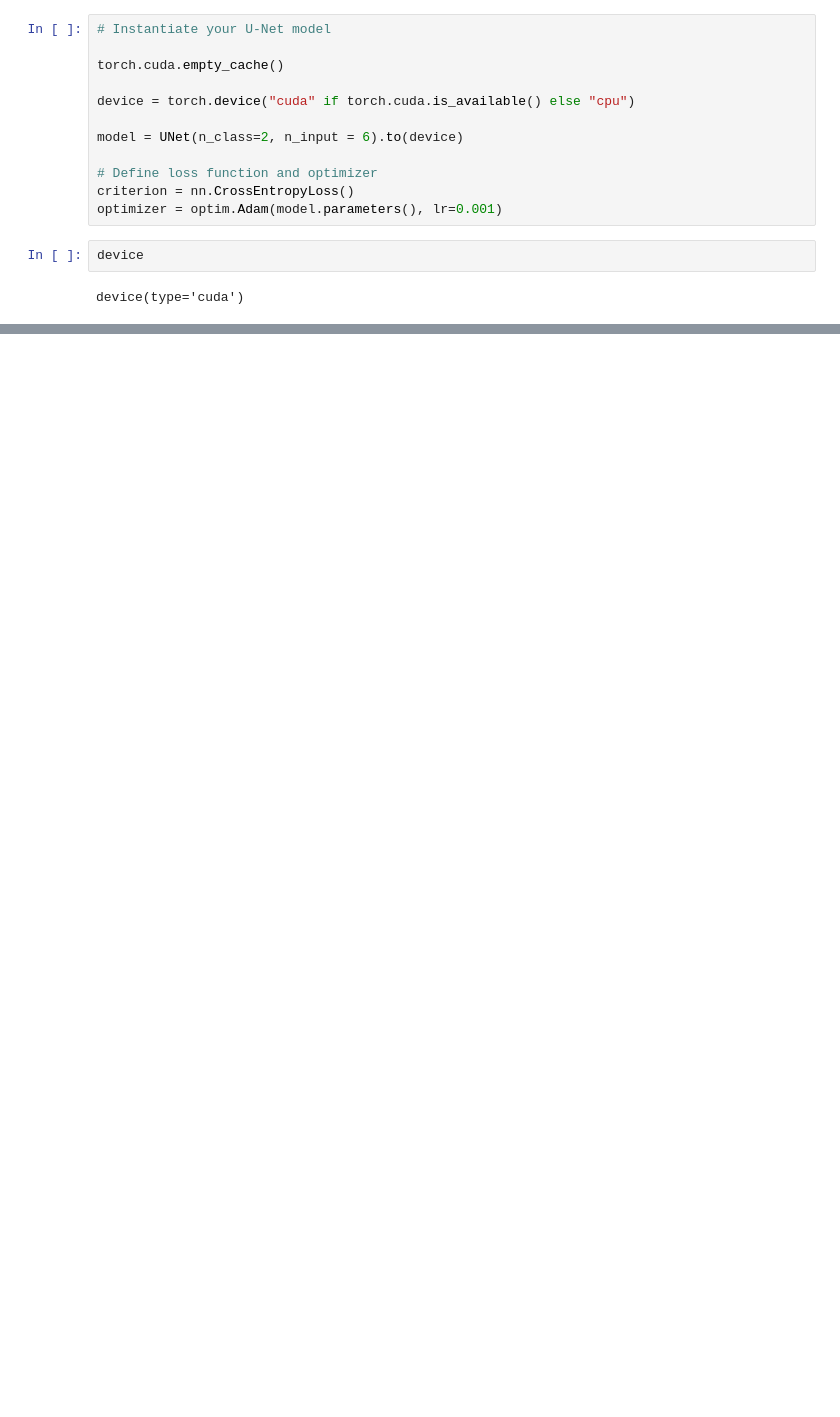
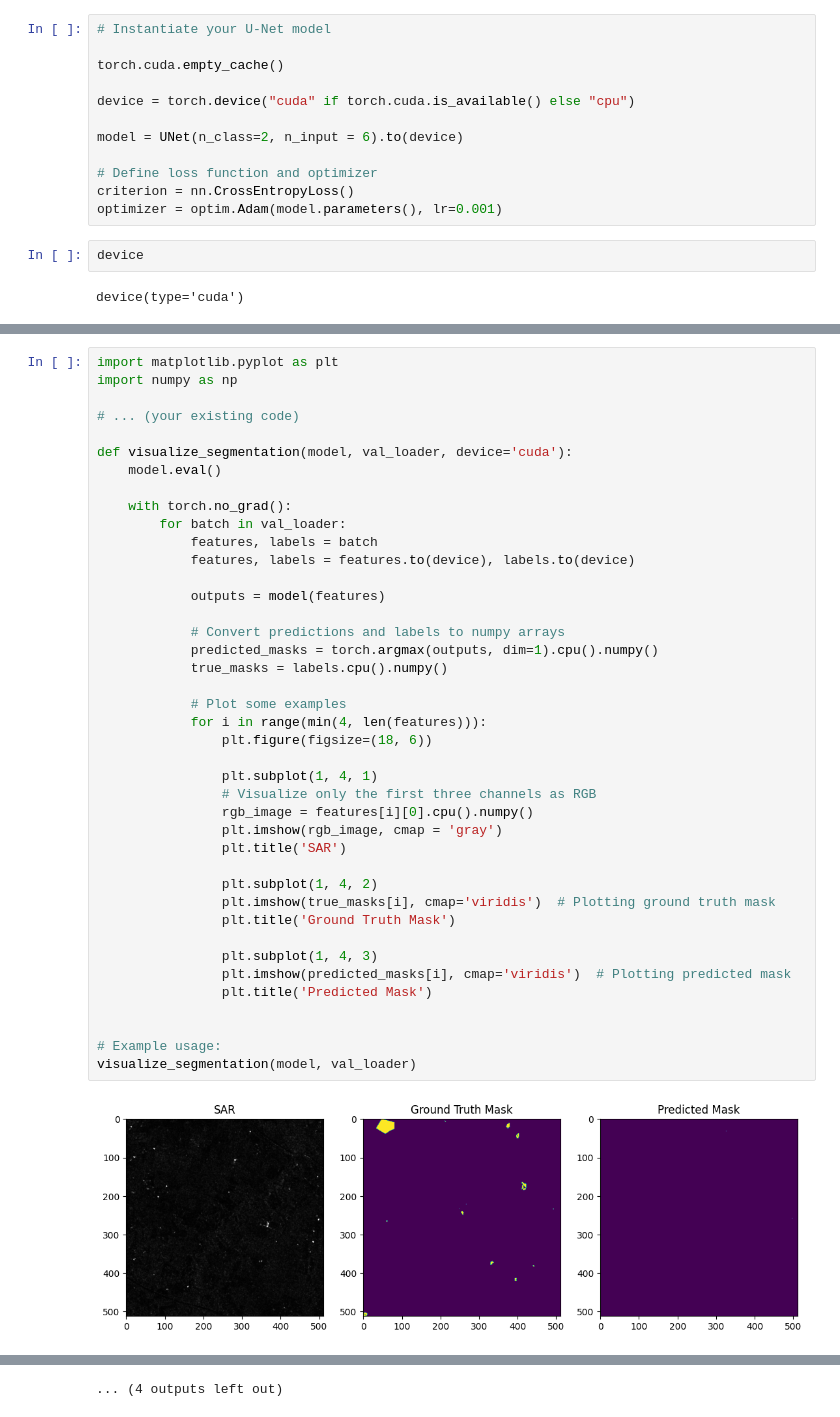
Before and after one commit to rajesvariparasa/flood-mapping-with-SAR, a Jupyter notebook: U_Net_Implementation.ipynb, the cells around one changed output, grey strips where cells are left out. Drawn from its saved outputs; the diff is of its cells as text; blank space fills up the shorter version.

```diff
--- a/U_Net_Implementation.ipynb
+++ b/U_Net_Implementation.ipynb
@@ -347,0 +365,43 @@ Early stopping at epoch 13
+# %%
+import matplotlib.pyplot as plt
+import numpy as np
+
+# ... (your existing code)
+
+def visualize_segmentation(model, val_loader, device='cuda'):
+    model.eval()
+
+    with torch.no_grad():
+        for batch in val_loader:
+            features, labels = batch
+            features, labels = features.to(device), labels.to(device)
+
+            outputs = model(features)
+
+            # Convert predictions and labels to numpy arrays
+            predicted_masks = torch.argmax(outputs, dim=1).cpu().numpy()
+            true_masks = labels.cpu().numpy()
+
+            # Plot some examples
+            for i in range(min(4, len(features))):
+                plt.figure(figsize=(18, 6))
+
+                plt.subplot(1, 4, 1)
+                # Visualize only the first three channels as RGB
+                rgb_image = features[i][0].cpu().numpy()
+                plt.imshow(rgb_image, cmap = 'gray')
+                plt.title('SAR')
+
+                plt.subplot(1, 4, 2)
+                plt.imshow(true_masks[i], cmap='viridis')  # Plotting ground truth mask
+                plt.title('Ground Truth Mask')
+
+                plt.subplot(1, 4, 3)
+                plt.imshow(predicted_masks[i], cmap='viridis')  # Plotting predicted mask
+                plt.title('Predicted Mask')
+
+
+# Example usage:
+visualize_segmentation(model, val_loader)
+# %% [output]
+[figure, added]
@@ -348,3 +419,4 @@ Early stopping at epoch 13
+... (4 outputs left out)
 # %%
 #find a loss function to compare matrix
 #otherwise, flat the array.
```
Also changed, not shown: parts of 8 cells of this notebook.
